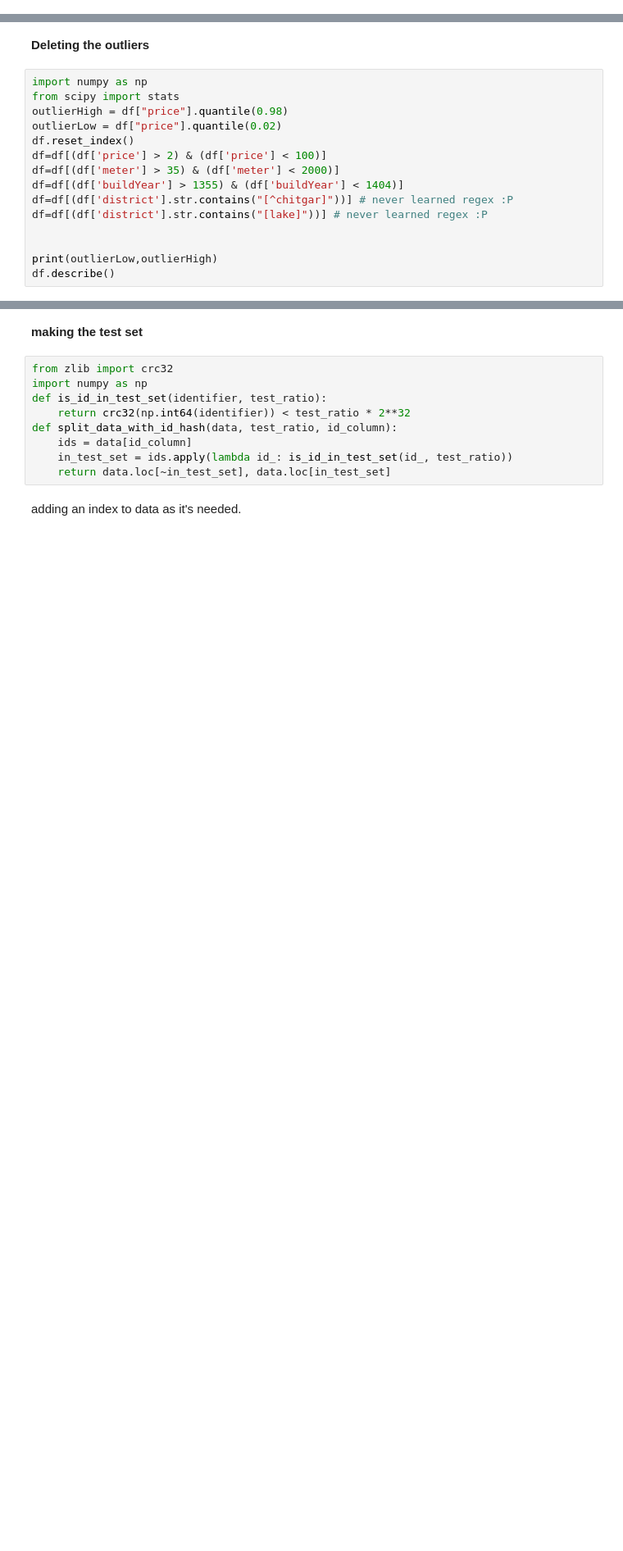
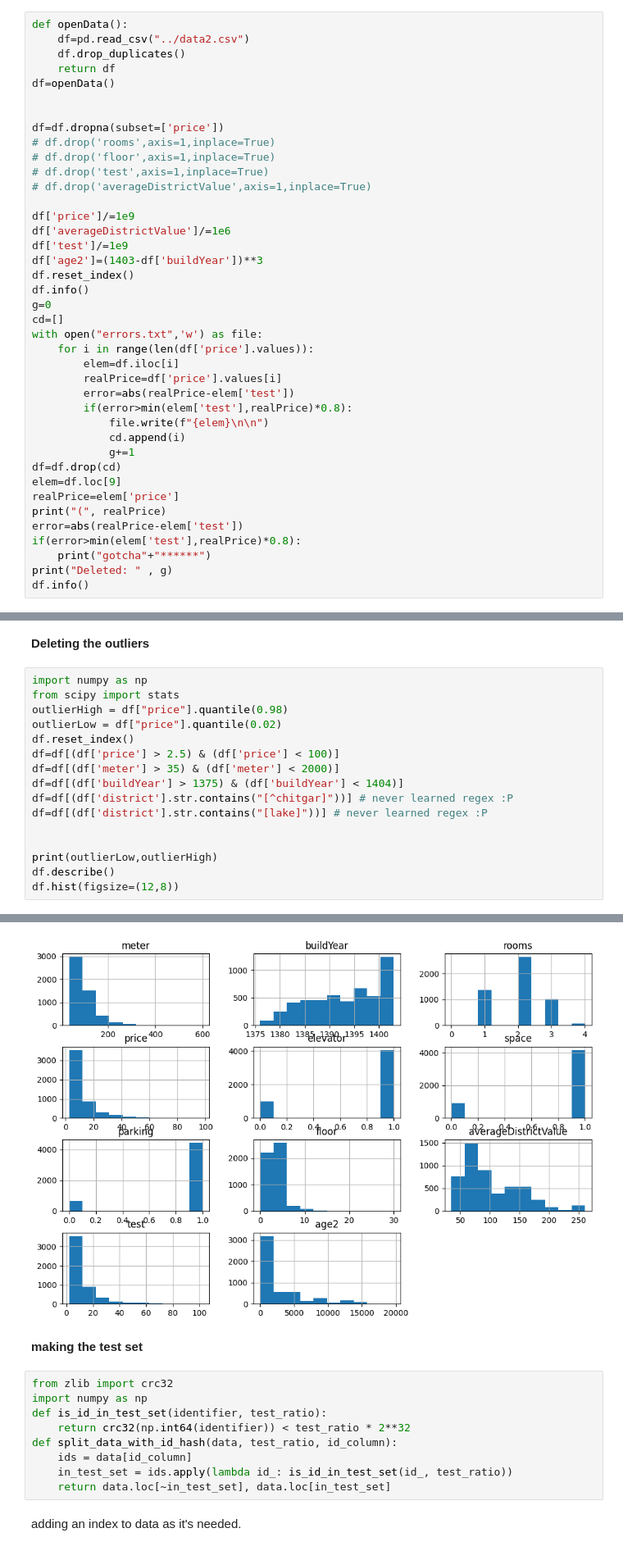
Before and after one commit to mehanalavimajd/pelot, a Jupyter notebook: model/train.ipynb, the cells around one changed output, grey strips where cells are left out. Shown at 82% size. Saved outputs shown, nothing was run; the diff lists cells and outputs as text; blank space fills up the shorter version.

```diff
--- a/model/train.ipynb
+++ b/model/train.ipynb
@@ -36,0 +5,40 @@ memory usage: 413.4+ KB
+# %%
+def openData():
+    df=pd.read_csv("../data2.csv")
+    df.drop_duplicates()
+    return df
+df=openData()
+
+
+df=df.dropna(subset=['price'])
+# df.drop('rooms',axis=1,inplace=True)
+# df.drop('floor',axis=1,inplace=True)
+# df.drop('test',axis=1,inplace=True)
+# df.drop('averageDistrictValue',axis=1,inplace=True)
+
+df['price']/=1e9
+df['averageDistrictValue']/=1e6
+df['test']/=1e9
+df['age2']=(1403-df['buildYear'])**3
+df.reset_index()
+df.info()
+g=0
+cd=[]
+with open("errors.txt",'w') as file:
+    for i in range(len(df['price'].values)):
+        elem=df.iloc[i]
+        realPrice=df['price'].values[i]
+        error=abs(realPrice-elem['test'])
+        if(error>min(elem['test'],realPrice)*0.8):
+            file.write(f"{elem}\n\n")
+            cd.append(i)
+            g+=1
+df=df.drop(cd)
+elem=df.loc[9]
+realPrice=elem['price']
+print("(", realPrice)
+error=abs(realPrice-elem['test'])
+if(error>min(elem['test'],realPrice)*0.8):
+    print("gotcha"+"******")
+print("Deleted: " , g)
+df.info()
@@ -72,14 +92,15 @@ from scipy import stats
 outlierHigh = df["price"].quantile(0.98)
 outlierLow = df["price"].quantile(0.02)
 df.reset_index()
-df=df[(df['price'] > 2) & (df['price'] < 100)]
+df=df[(df['price'] > 2.5) & (df['price'] < 100)]
 df=df[(df['meter'] > 35) & (df['meter'] < 2000)]
-df=df[(df['buildYear'] > 1355) & (df['buildYear'] < 1404)]
+df=df[(df['buildYear'] > 1375) & (df['buildYear'] < 1404)]
 df=df[(df['district'].str.contains("[^chitgar]"))] # never learned regex :P
 df=df[(df['district'].str.contains("[lake]"))] # never learned regex :P
 
 
 print(outlierLow,outlierHigh)
 df.describe()
+df.hist(figsize=(12,8))
 # %% [output]
 2.2 50.0
@@ -95,3 +119,4 @@ df.describe()
+[figure, added]
 # %% [markdown]
 **making the test set**
 # %%
```
Also changed, not shown: parts of 17 cells of this notebook, 6 other files.
